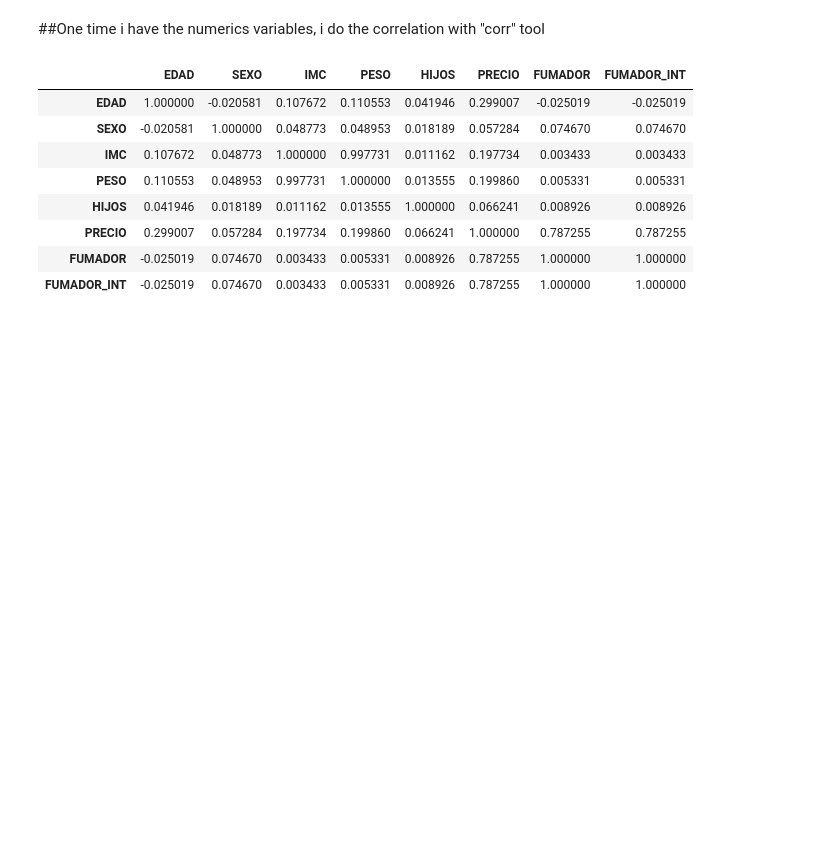
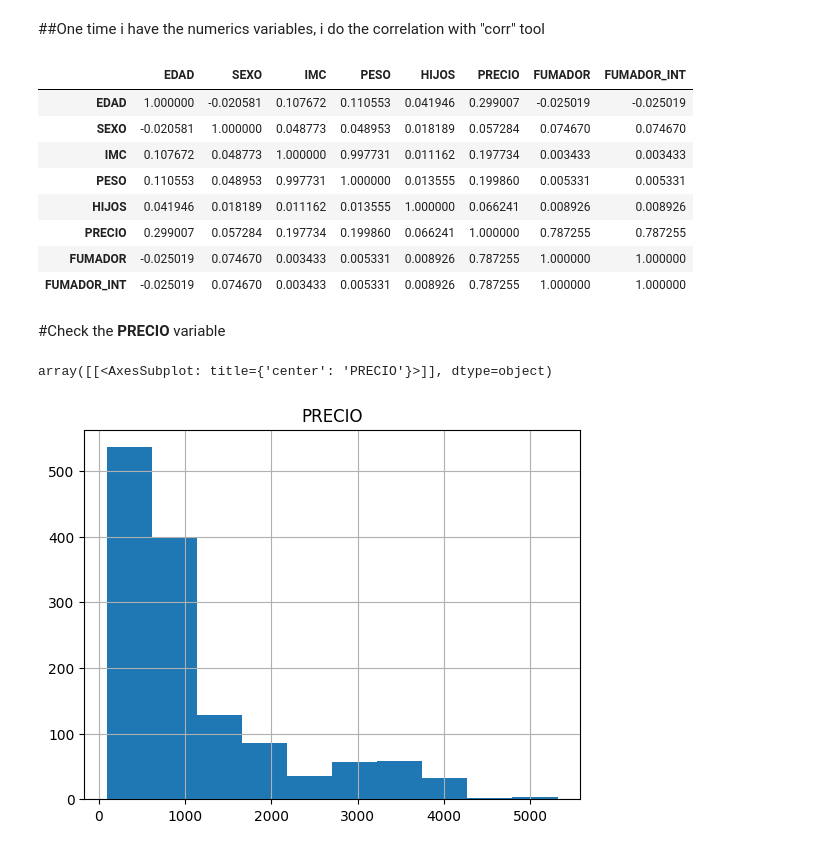
Before and after one commit to haroldavis/DS-2-Clean-Data, a Jupyter notebook: insurance.ipynb, the cells around one changed output. Saved outputs shown, nothing was run; the diff lists cells and outputs as text; code cells hidden in the pictures; blank space fills up the shorter version.

```diff
--- a/insurance.ipynb
+++ b/insurance.ipynb
@@ -143,0 +145,7 @@ del df_insurance3['PESO']
+# %% [markdown]
+#Check the **PRECIO** variable
+# %%
+df_insurance3.hist('PRECIO')
+# %% [output]
+array([[<AxesSubplot: title={'center': 'PRECIO'}>]], dtype=object)
+[figure, added]
```
Also changed, not shown: parts of 15 cells of this notebook.
